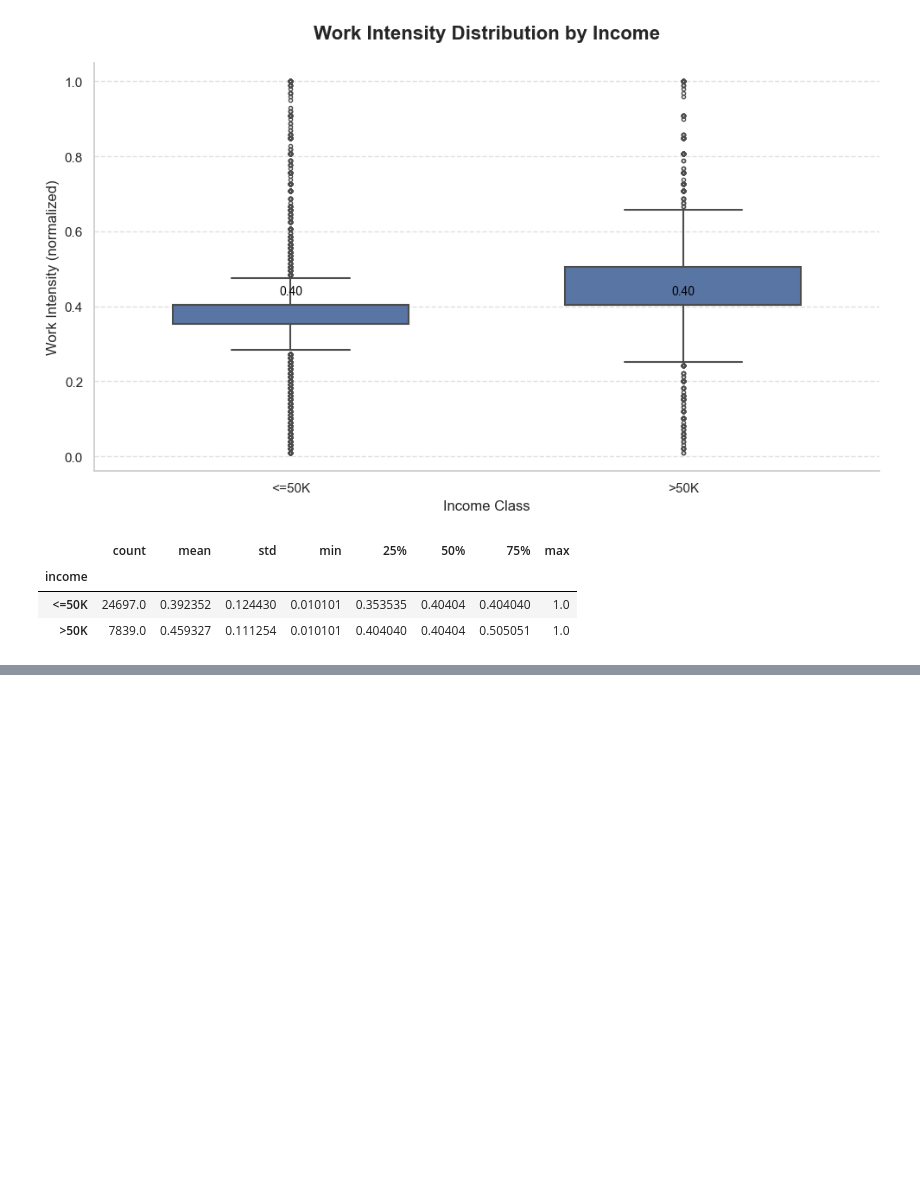
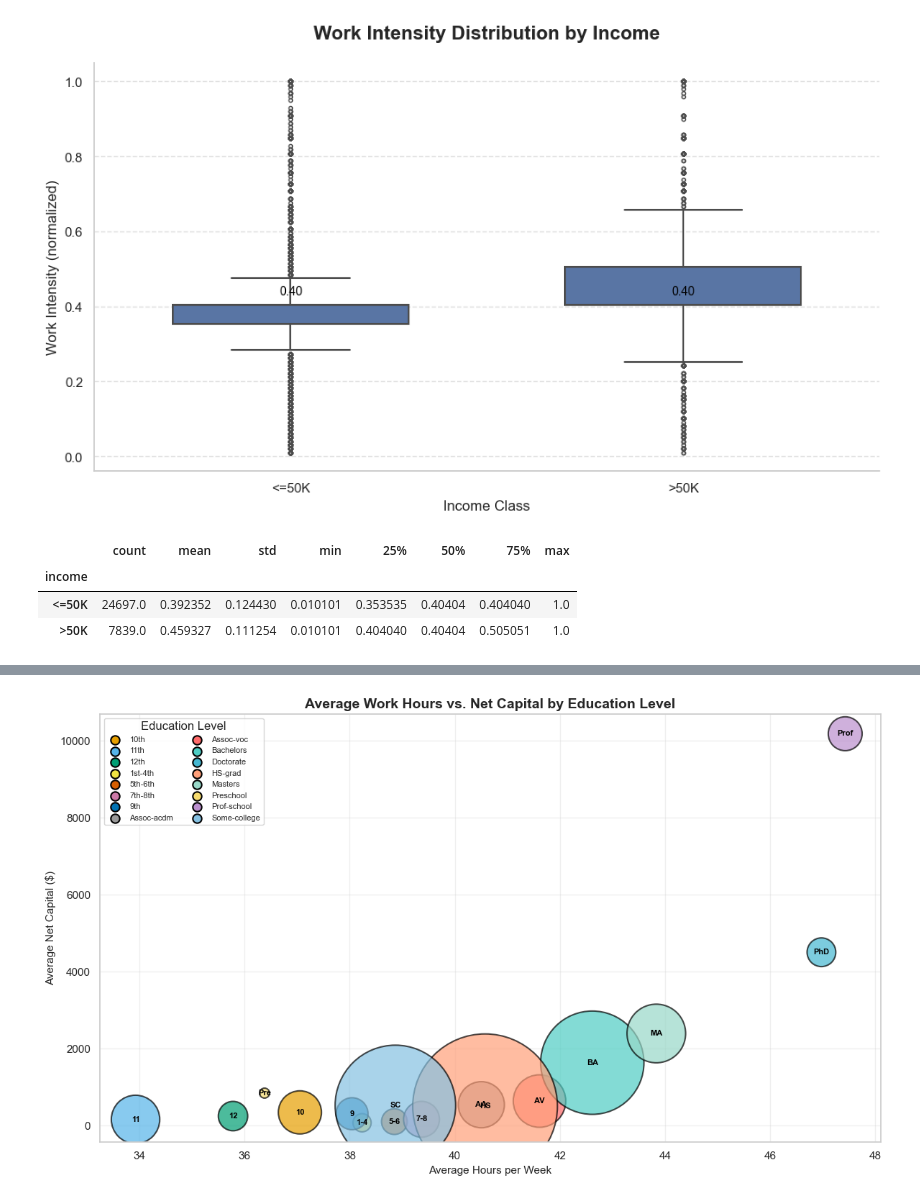
Before and after one commit to DanielMelo46/COMP-2040-Python-Essentials-Final-Project, a Jupyter notebook: Final_Analysis.ipynb, the cells around one changed output, grey strips where cells are left out. Saved outputs shown, nothing was run; the diff lists cells and outputs as text; code cells hidden in the pictures; blank space fills up the shorter version.

```diff
--- a/Final_Analysis.ipynb
+++ b/Final_Analysis.ipynb
@@ -259,0 +278,62 @@ df.head()
+# %%
+grouped = df.groupby('education', as_index=False).agg({
+    'hours_per_week': 'mean',
+    'net_capital': 'mean',
+    'sex': 'count'
+}).rename(columns={'sex': 'count'})
+
+# Create abbreviations for education levels
+abbrev_map = {
+    '10th': '10', '11th': '11', '12th': '12',
+    '1st-4th': '1-4', '5th-6th': '5-6', '7th-8th': '7-8', '9th': '9',
+    'Assoc-acdm': 'AA', 'Assoc-voc': 'AV', 'Bachelors': 'BA',
+    'Doctorate': 'PhD', 'HS-grad': 'HS', 'Masters': 'MA',
+    'Preschool': 'Pre', 'Prof-school': 'Prof', 'Some-college': 'SC'
+}
+grouped['abbrev'] = grouped['education'].map(abbrev_map)
+
+colors = ['#E69F00', '#56B4E9', '#009E73', '#F0E442', '#D55E00', '#CC79A7',
+          '#0072B2', '#999999', '#FF6B6B', '#4ECDC4', '#45B7D1', '#FFA07A',
+          '#98D8C8', '#F7DC6F', '#BB8FCE', '#85C1E2']
+
+
+fig, ax = plt.subplots(figsize=(12, 7))
+
+
+scatter = ax.scatter(grouped['hours_per_week'],
+                     grouped['net_capital'],
+                     s=grouped['count'] * 2,
+                     alpha=0.7,
+                     c=[colors[i] for i in range(len(grouped))],  # assign unique color per education
+                     edgecolors='black',
+                     linewidth=1.5)
+
+# Add abbreviation labels inside circles
+for idx, row in grouped.iterrows():
+    ax.annotate(row['abbrev'],
+                xy=(row['hours_per_week'], row['net_capital']),
+                ha='center', va='center',
+                fontsize=8, fontweight='bold', color='black')
+
+plt.title('Average Work Hours vs. Net Capital by Education Level',
+          fontsize=14, fontweight='bold')
+plt.xlabel('Average Hours per Week', fontsize=11)
+plt.ylabel('Average Net Capital ($)', fontsize=11)
+
+
+# Create custom legend for education levels
+education_levels = grouped['education'].values
+for i, edu in enumerate(education_levels):
+    ax.scatter([], [], s=80, c=colors[i],
+               edgecolors='black', linewidth=1.5, label=edu)
+
+
+ax.legend(scatterpoints=1, title='Education Level', loc='upper left',
+          frameon=True, fontsize=8, ncol=2)  # ncol=2 for narrower legend
+
+
+# Add gridlines for easier reading
+ax.grid(alpha=0.3)
+plt.tight_layout()
+# %% [output]
+[figure, added]
```
Also changed, not shown: parts of 11 cells of this notebook, 1 other file.
